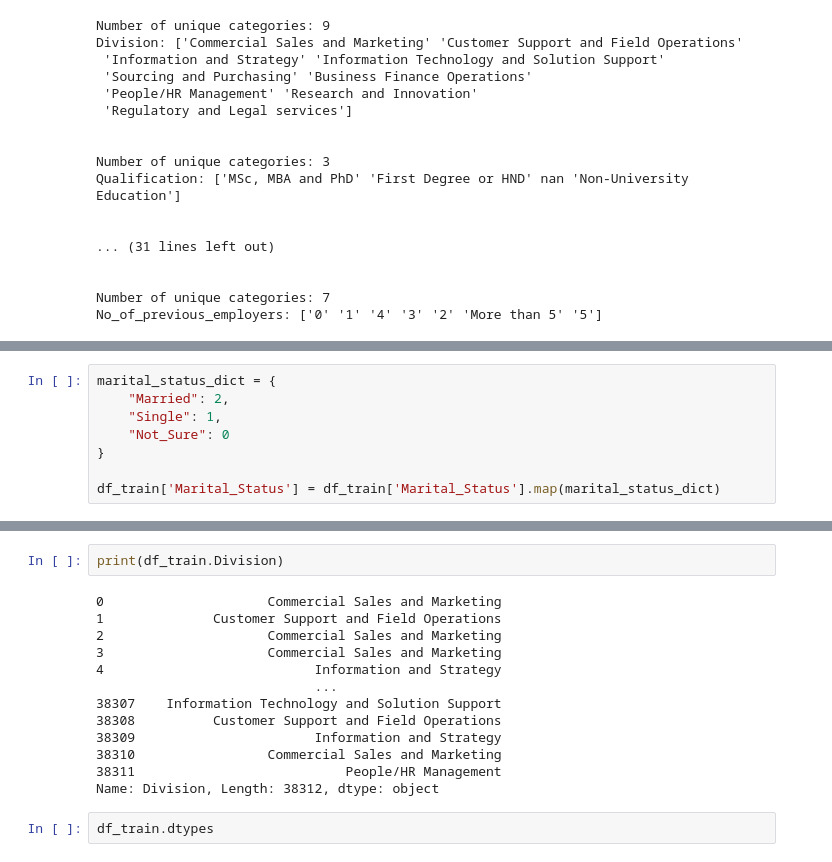
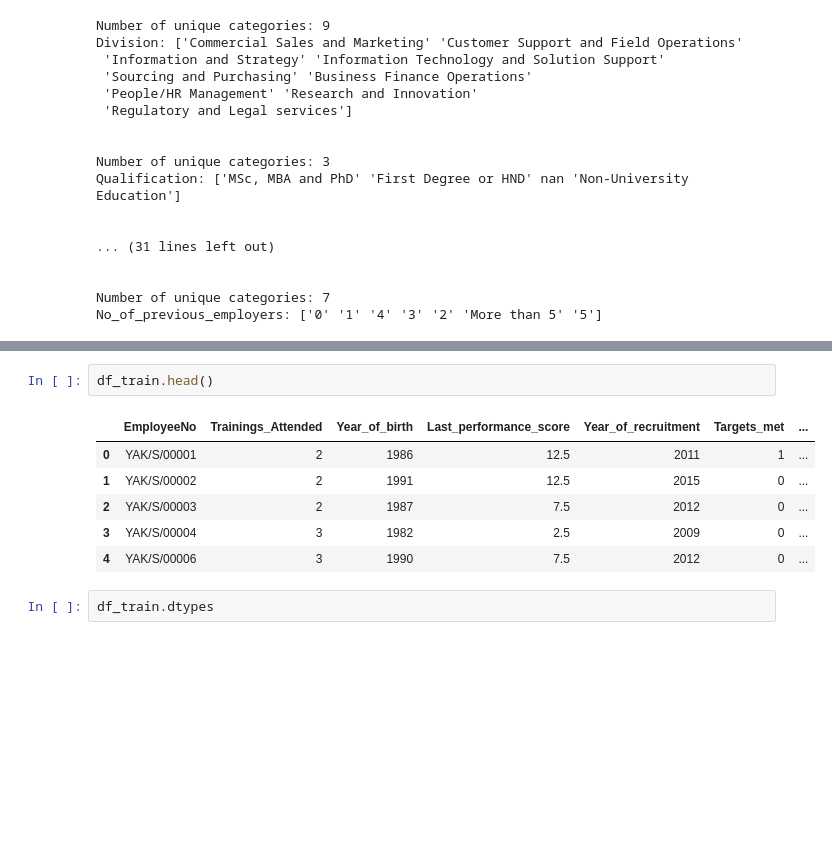
Before and after one commit to Arnold-git/staff-promotion-api, a Jupyter notebook: research_and_development/data_wrangling.ipynb, the cells around one changed output, grey strips where cells are left out. Cells and saved outputs as stored; diff of their text form; blank space fills up the shorter version.

```diff
--- a/research_and_development/data_wrangling.ipynb
+++ b/research_and_development/data_wrangling.ipynb
@@ -272,8 +185,0 @@ df_train['Foreign_schooled'] = df_train['Foreign_schooled'].map(foreign_schooled
-# %%
-marital_status_dict = {
-    "Married": 2,
-    "Single": 1,
-    "Not_Sure": 0
-}
-
-df_train['Marital_Status'] = df_train['Marital_Status'].map(marital_status_dict)
@@ -309,18 +186,12 @@ df_train['No_of_previous_employers'] = df_train['No_of_previous_employers'].map(
-# %%
-print(df_train.Division)
-# %% [output]
-0                     Commercial Sales and Marketing
-1              Customer Support and Field Operations
-2                     Commercial Sales and Marketing
-3                     Commercial Sales and Marketing
-4                           Information and Strategy
-                            ...
-38307    Information Technology and Solution Support
-38308          Customer Support and Field Operations
-38309                       Information and Strategy
-38310                 Commercial Sales and Marketing
-38311                           People/HR Management
-Name: Division, Length: 38312, dtype: object
+# %%
+df_train.head()
+# %% [output]
+|  | EmployeeNo | Trainings_Attended | Year_of_birth | Last_performance_score | Year_of_recruitment | Targets_met | ... |
+| 0 | YAK/S/00001 | 2 | 1986 | 12.5 | 2011 | 1 | ... |
+| 1 | YAK/S/00002 | 2 | 1991 | 12.5 | 2015 | 0 | ... |
+| 2 | YAK/S/00003 | 2 | 1987 | 7.5 | 2012 | 0 | ... |
+| 3 | YAK/S/00004 | 3 | 1982 | 2.5 | 2009 | 0 | ... |
+| 4 | YAK/S/00006 | 3 | 1990 | 7.5 | 2012 | 0 | ... |
 # %%
 df_train.dtypes
 # %% [output]
```
Also changed, not shown: parts of 57 cells of this notebook, 7 other files.
